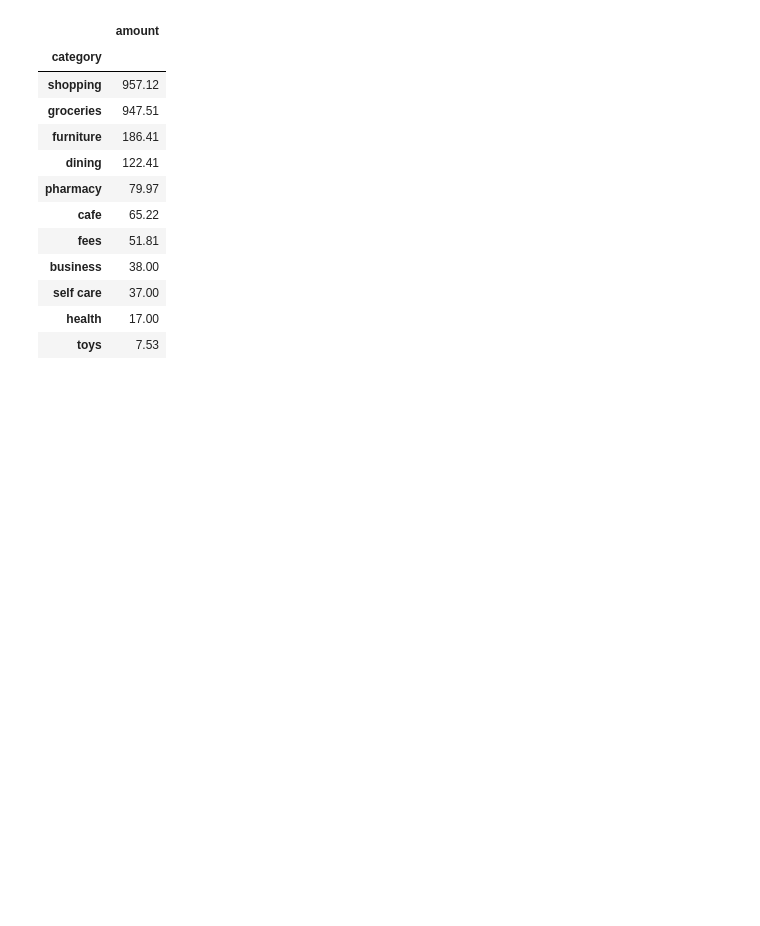
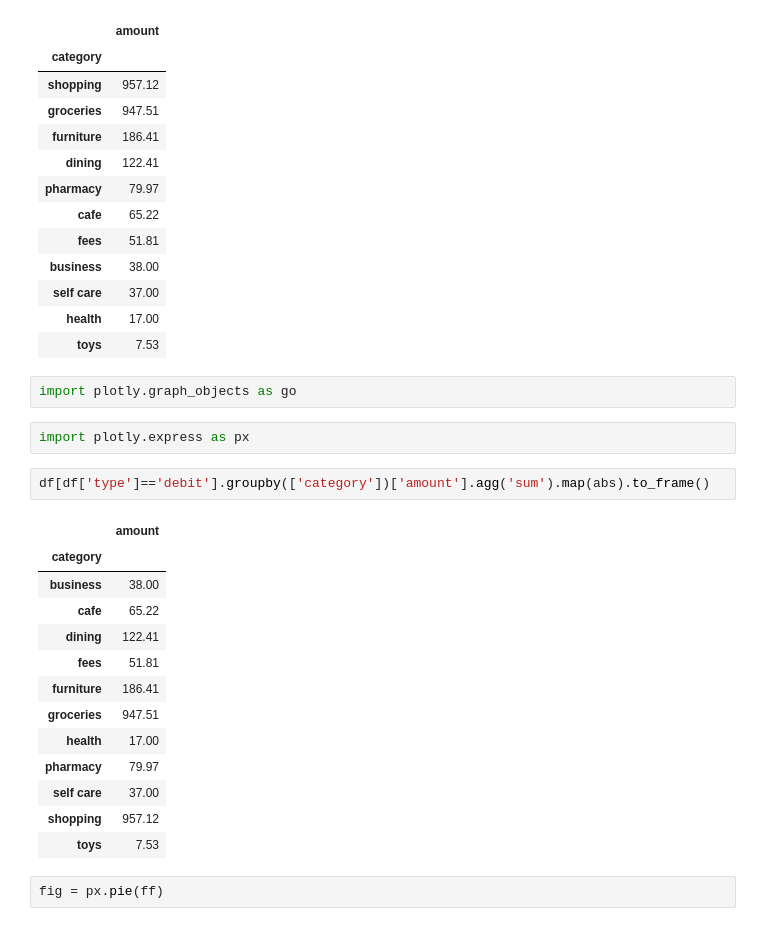
Before and after one commit to romaninozemtsev/personal_finance, a Jupyter notebook: parse_bank_statement.ipynb, the cells around one changed output. Saved outputs shown, nothing was run; the diff lists cells and outputs as text; blank space fills up the shorter version.

```diff
--- a/parse_bank_statement.ipynb
+++ b/parse_bank_statement.ipynb
@@ -269,3 +269,25 @@ df[df['type']=='debit'].groupby(['category'])['amount'].agg('sum').map(abs).sort
 | self care | 37.00 |
 | health | 17.00 |
 | toys | 7.53 |
+# %%
+import plotly.graph_objects as go
+# %%
+import plotly.express as px
+# %%
+df[df['type']=='debit'].groupby(['category'])['amount'].agg('sum').map(abs).to_frame()
+# %% [output]
+|  | amount |
+| category |  |
+| business | 38.00 |
+| cafe | 65.22 |
+| dining | 122.41 |
+| fees | 51.81 |
+| furniture | 186.41 |
+| groceries | 947.51 |
+| health | 17.00 |
+| pharmacy | 79.97 |
+| self care | 37.00 |
+| shopping | 957.12 |
+| toys | 7.53 |
+# %%
+fig = px.pie(ff)
```
Also changed, not shown: parts of 1 cell of this notebook, 9 other files.
